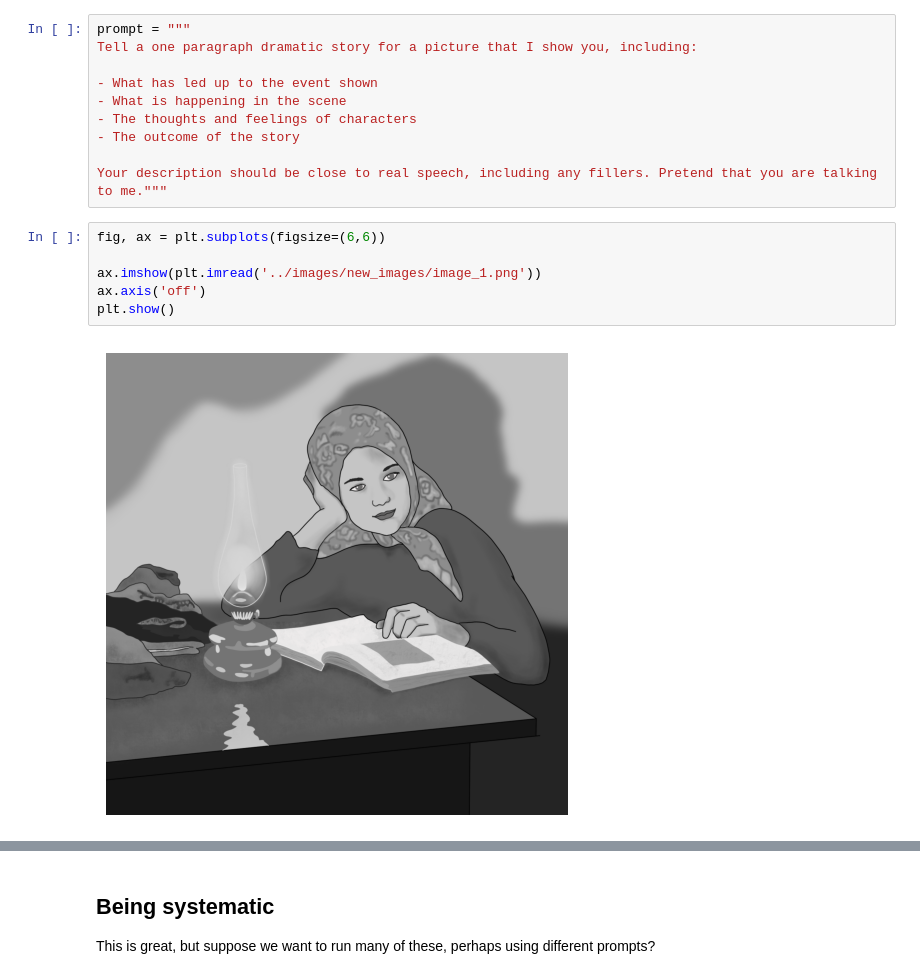
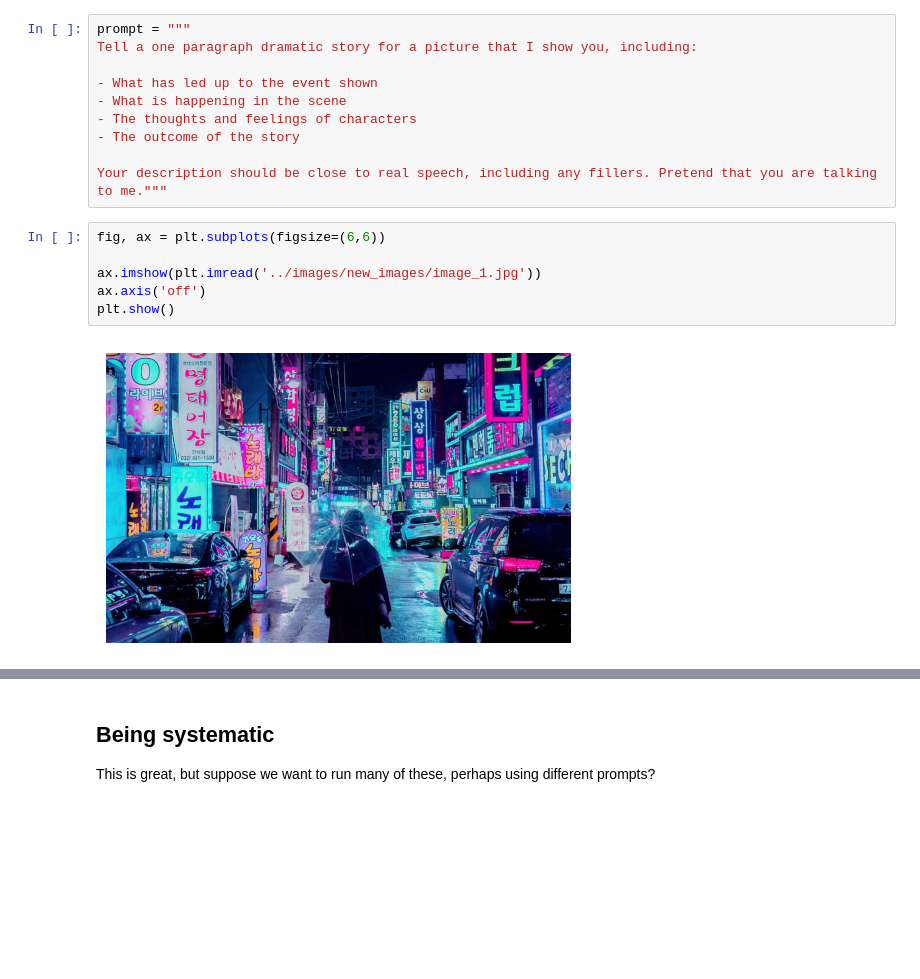
Before and after one commit to acceleratescience/large-language-models, a Jupyter notebook: notebooks/vision_analysis.ipynb, the cells around one changed output, grey strips where cells are left out. Drawn from its saved outputs; the diff is of its cells as text; blank space fills up the shorter version.

```diff
--- a/notebooks/vision_analysis.ipynb
+++ b/notebooks/vision_analysis.ipynb
@@ -23,11 +17,11 @@ Your description should be close to real speech, including any fillers. Pretend
 # %%
 fig, ax = plt.subplots(figsize=(6,6))
 
-ax.imshow(plt.imread('../images/new_images/image_1.png'))
+ax.imshow(plt.imread('../images/new_images/image_1.jpg'))
 ax.axis('off')
 plt.show()
 # %% [output]
-[figure, old version]
+[figure, new version]
 # %%
 import base64
 
```
Also changed, not shown: parts of 6 cells of this notebook, 6 other files.
